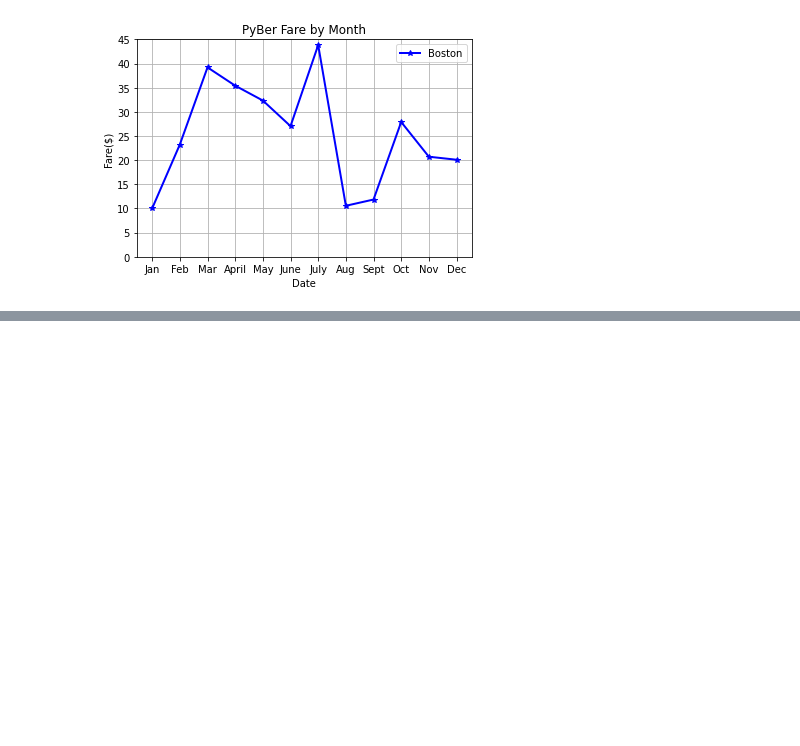
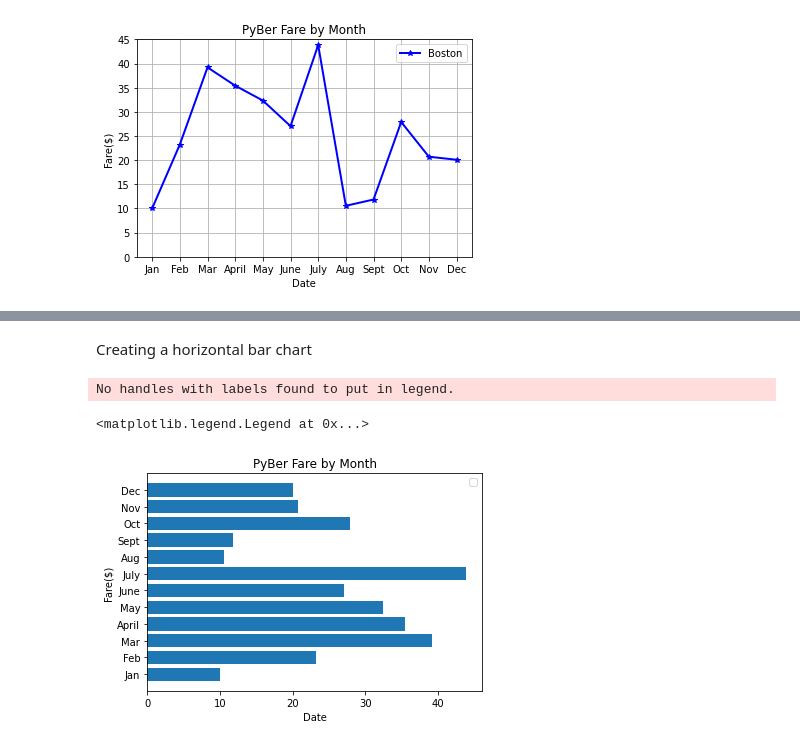
Before and after one commit to BMoreland20/PyBer_Analysis, a Jupyter notebook: PyBer_Practive.ipynb, the cells around one changed output, grey strips where cells are left out. Saved outputs shown, nothing was run; the diff lists cells and outputs as text; code cells hidden in the pictures; blank space fills up the shorter version.

```diff
--- a/PyBer_Practive.ipynb
+++ b/PyBer_Practive.ipynb
@@ -39,0 +66,16 @@ plt.legend()
+# %% [markdown]
+Creating a horizontal bar chart
+# %%
+# Create the plot
+plt.barh(x_axis, y_axis)
+# Create labels for the x and y axes.
+plt.xlabel("Date")
+plt.ylabel("Fare($)")
+# Create a title.
+plt.title("PyBer Fare by Month")
+# Add the legend.
+plt.legend()
+# %% [output]
+No handles with labels found to put in legend.
+<matplotlib.legend.Legend at 0x...>
+[figure, added]
```
Also changed, not shown: parts of 9 cells of this notebook.
